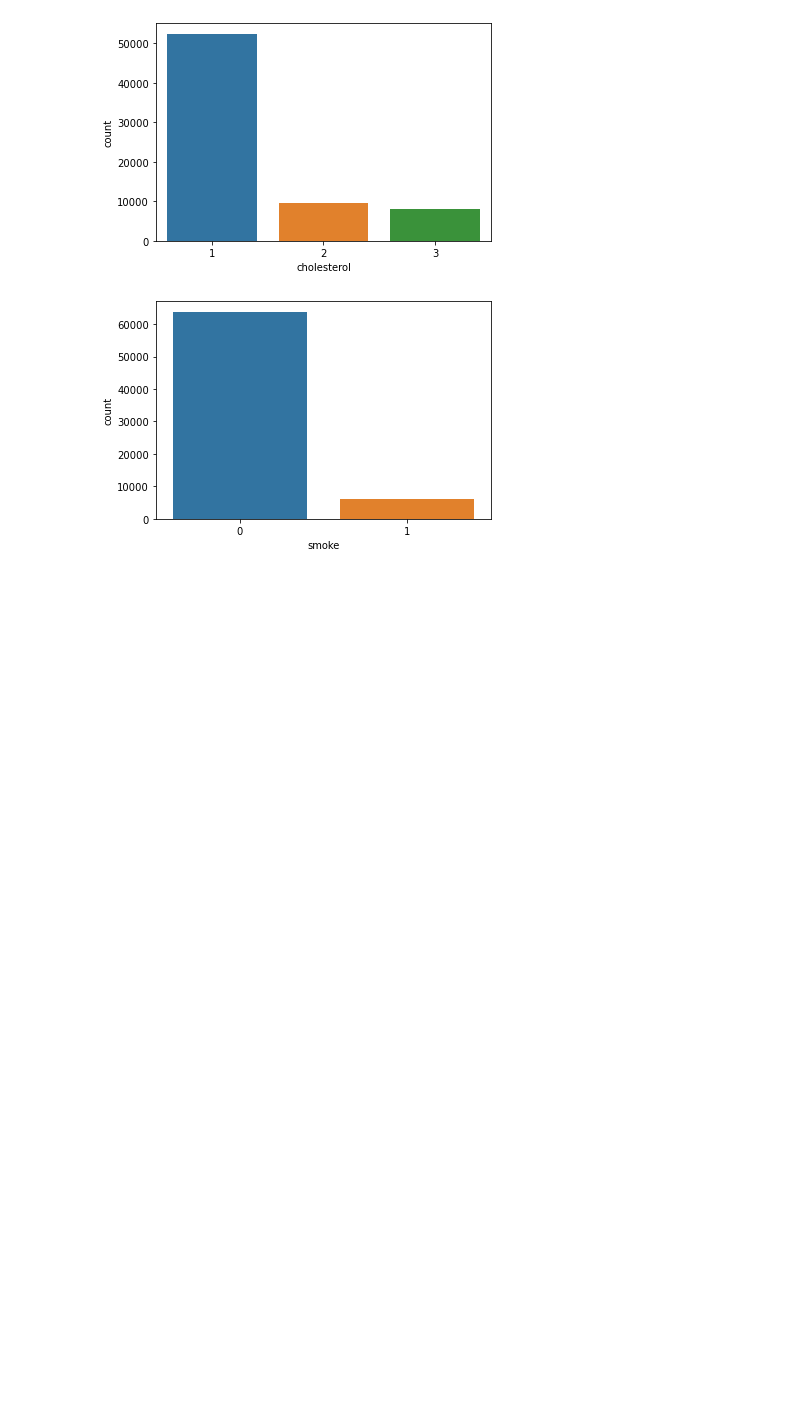
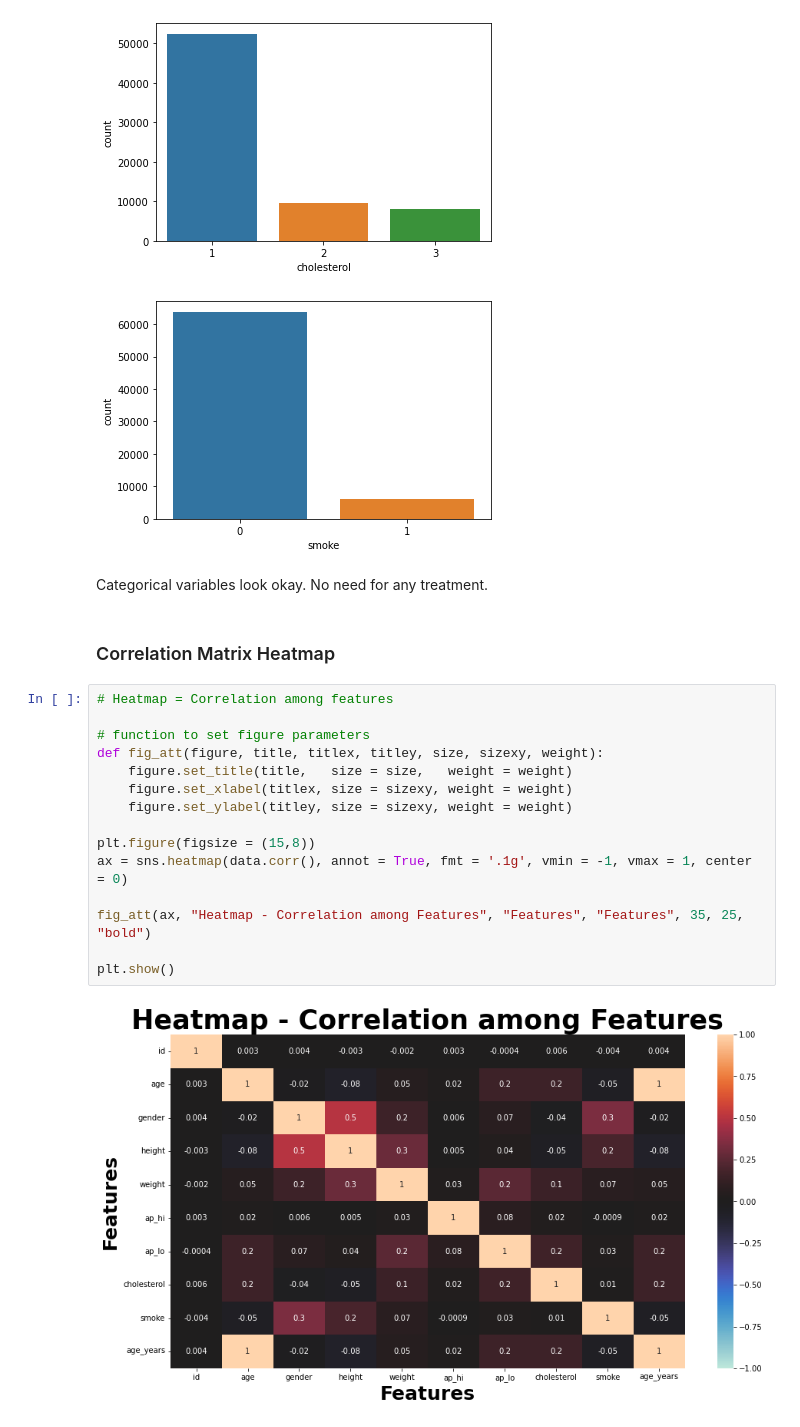
Before and after one commit to caiocvelasco/health-data-analysis, a Jupyter notebook: cardio-data-analysis-project.ipynb, the cells around one changed output. Saved outputs shown, nothing was run; the diff lists cells and outputs as text; blank space fills up the shorter version.

```diff
--- a/cardio-data-analysis-project.ipynb
+++ b/cardio-data-analysis-project.ipynb
@@ -484,3 +484,24 @@ bar_plot_cat(cat_data)
 [figure]
 [figure]
 [figure]
+# %% [markdown]
+Categorical variables look okay. No need for any treatment.
+# %% [markdown]
+### Correlation Matrix Heatmap
+# %%
+# Heatmap = Correlation among features
+
+# function to set figure parameters
+def fig_att(figure, title, titlex, titley, size, sizexy, weight):
+    figure.set_title(title,   size = size,   weight = weight)
+    figure.set_xlabel(titlex, size = sizexy, weight = weight)
+    figure.set_ylabel(titley, size = sizexy, weight = weight)
+
+plt.figure(figsize = (15,8))
+ax = sns.heatmap(data.corr(), annot = True, fmt = '.1g', vmin = -1, vmax = 1, center = 0)
+
+fig_att(ax, "Heatmap - Correlation among Features", "Features", "Features", 35, 25, "bold")
+
+plt.show()
+# %% [output]
+[figure, added]
```
Also changed, not shown: parts of 4 cells of this notebook.
